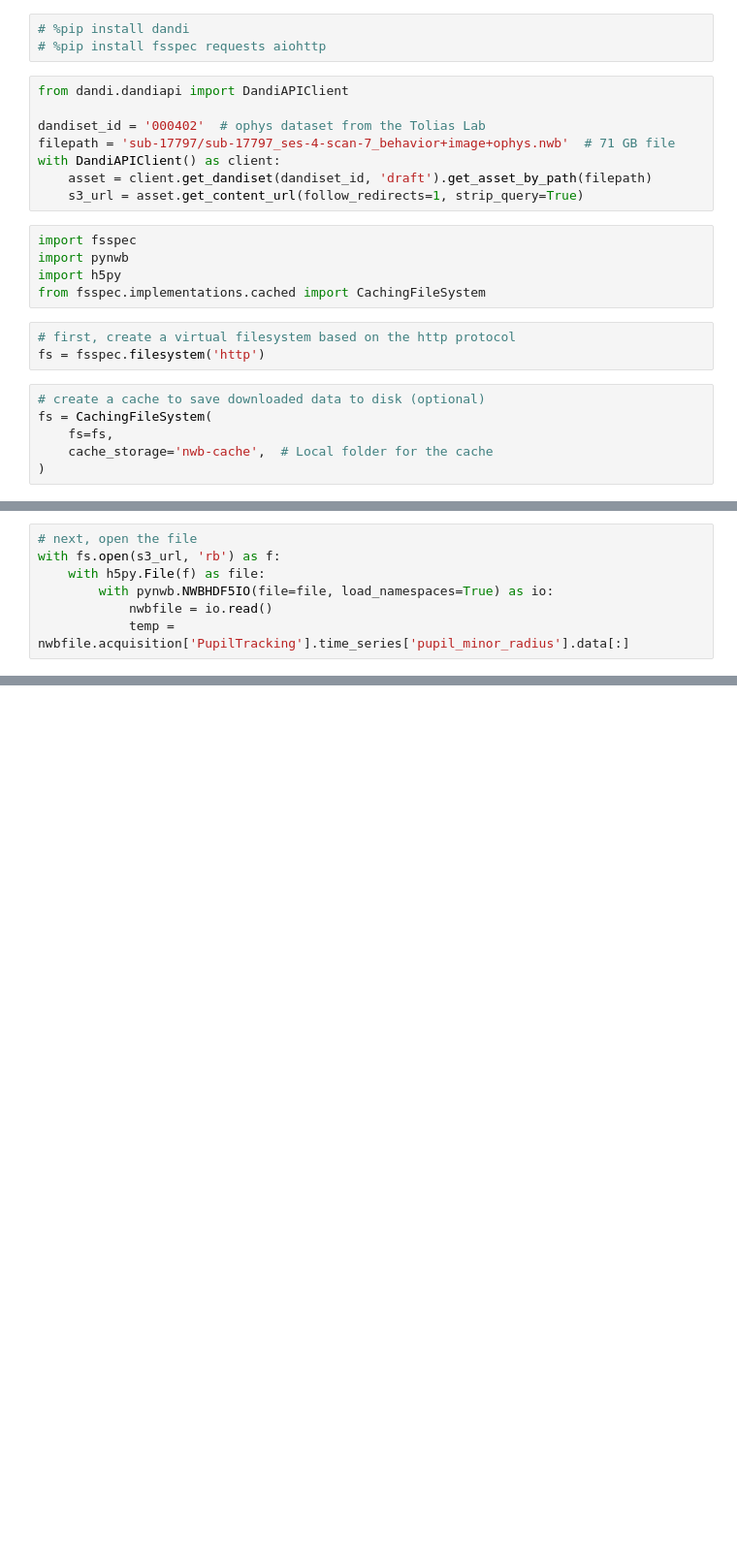
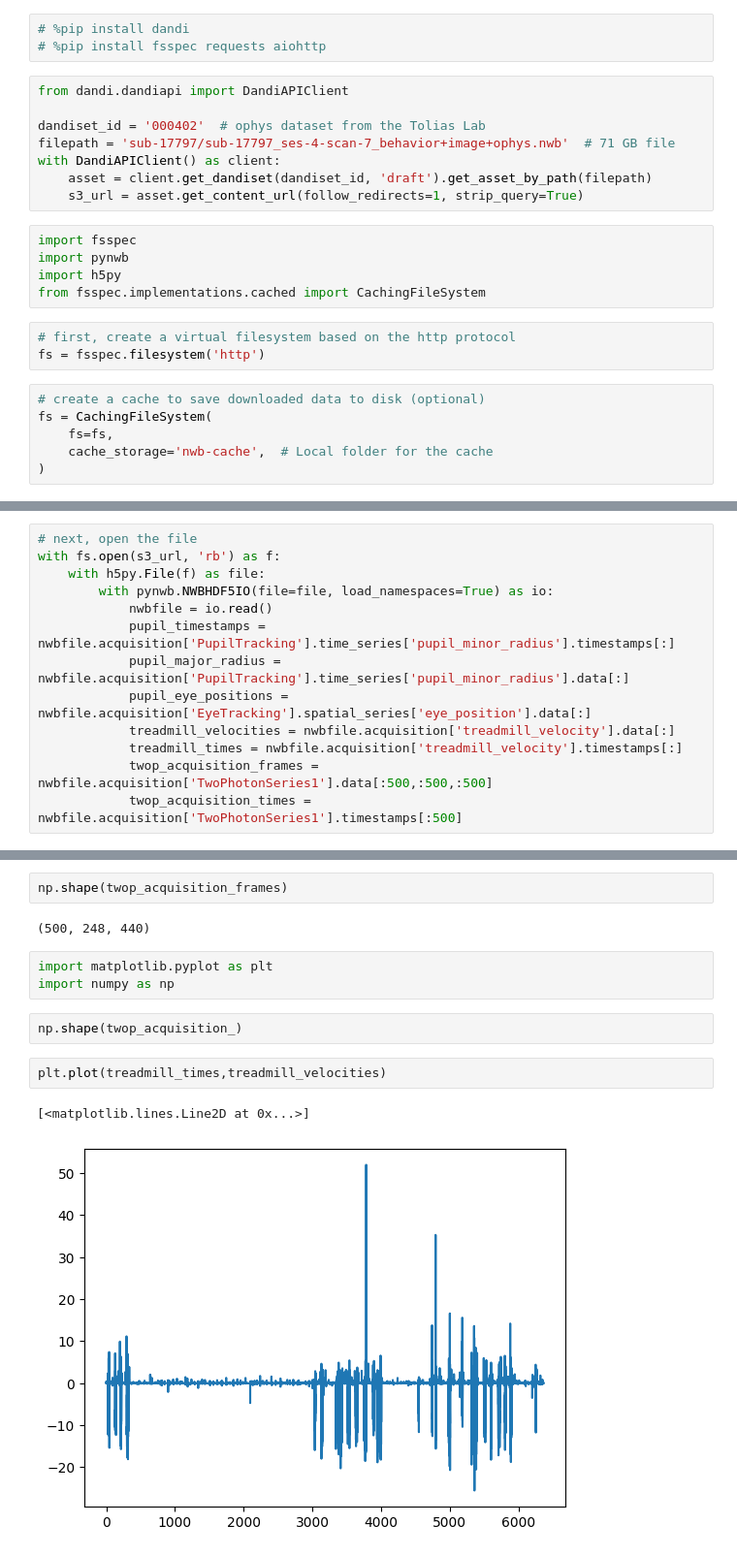
Before and after one commit to paulgfahey/dandi_microns_phase3_nda, a Jupyter notebook: [tutorial]microns_minnie_dandiset.ipynb, the cells around one changed output, grey strips where cells are left out. Shown at 97% size. Saved outputs shown, nothing was run; the diff lists cells and outputs as text; blank space fills up the shorter version.

Commit message:
fetch pupil tracking, treadmill velocity, and 2p imaging frames from the dandiset

```diff
--- a/[tutorial]microns_minnie_dandiset.ipynb
+++ b/[tutorial]microns_minnie_dandiset.ipynb
@@ -29,4 +49,10 @@ with fs.open(s3_url, 'rb') as f:
     with h5py.File(f) as file:
         with pynwb.NWBHDF5IO(file=file, load_namespaces=True) as io:
             nwbfile = io.read()
-            temp = nwbfile.acquisition['PupilTracking'].time_series['pupil_minor_radius'].data[:]
+            pupil_timestamps = nwbfile.acquisition['PupilTracking'].time_series['pupil_minor_radius'].timestamps[:]
+            pupil_major_radius = nwbfile.acquisition['PupilTracking'].time_series['pupil_minor_radius'].data[:]
+            pupil_eye_positions = nwbfile.acquisition['EyeTracking'].spatial_series['eye_position'].data[:]
+            treadmill_velocities = nwbfile.acquisition['treadmill_velocity'].data[:]
+            treadmill_times = nwbfile.acquisition['treadmill_velocity'].timestamps[:]
+            twop_acquisition_frames = nwbfile.acquisition['TwoPhotonSeries1'].data[:500,:500,:500]
+            twop_acquisition_times = nwbfile.acquisition['TwoPhotonSeries1'].timestamps[:500]
@@ -43,0 +69,14 @@ plt.plot(temp)
+# %%
+np.shape(twop_acquisition_frames)
+# %% [output]
+(500, 248, 440)
+# %%
+import matplotlib.pyplot as plt
+import numpy as np
+# %%
+np.shape(twop_acquisition_)
+# %%
+plt.plot(treadmill_times,treadmill_velocities)
+# %% [output]
+[<matplotlib.lines.Line2D at 0x...>]
+[figure, added]
```
Also changed, not shown: parts of 8 cells of this notebook.
